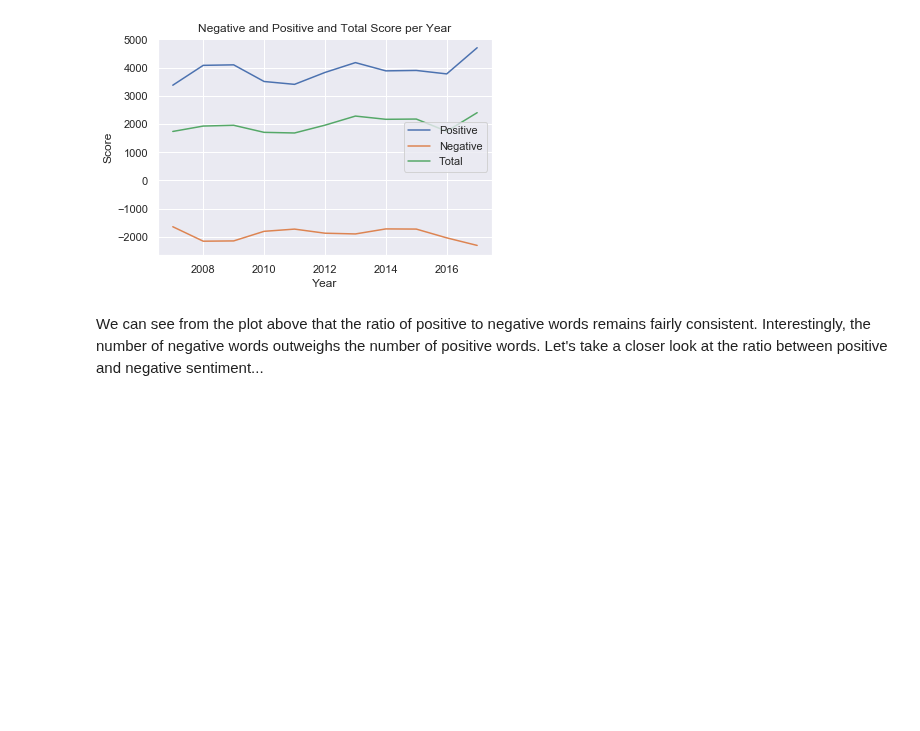
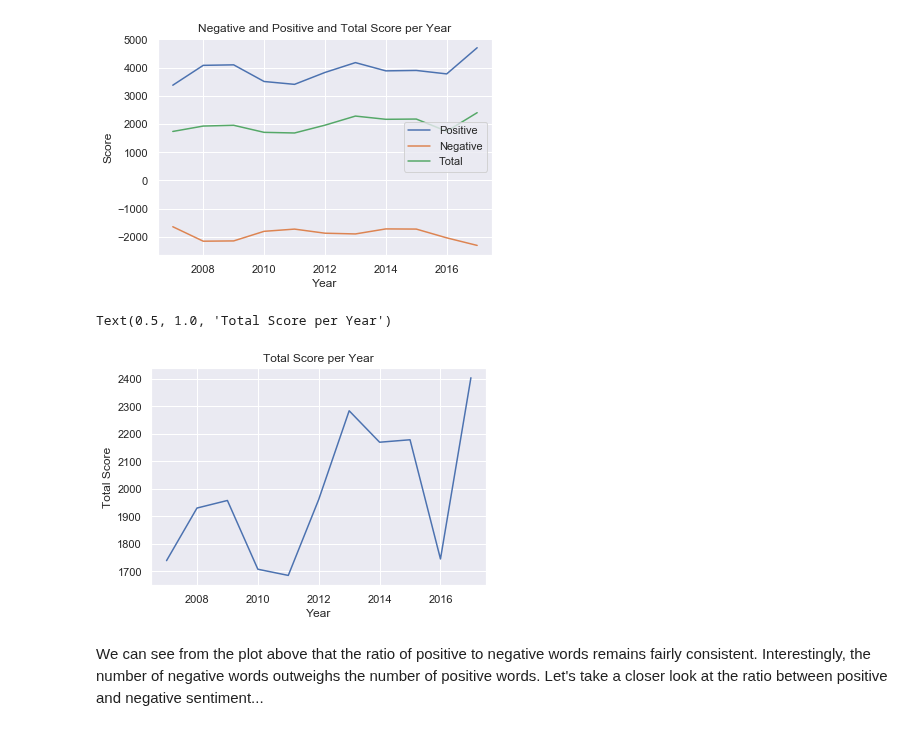
Before and after one commit to davepalazzo/Sentiment_Analysis_S-P_500, a Jupyter notebook: Economic_Forecasting.ipynb, the cells around one changed output. Drawn from its saved outputs; the diff is of its cells as text; code cells hidden in the pictures; blank space fills up the shorter version.

```diff
--- a/Economic_Forecasting.ipynb
+++ b/Economic_Forecasting.ipynb
@@ -264,6 +266,12 @@ plt.legend(['Positive','Negative','Total'])
 # %% [output]
 <matplotlib.legend.Legend at 0x...>
 [figure]
+# %%
+sns.lineplot(x='Year', y= 'Total', data = sum_score).set(ylabel='Total Score')
+plt.title('Total Score per Year')
+# %% [output]
+Text(0.5, 1.0, 'Total Score per Year')
+[figure, added]
 # %% [markdown]
 We can see from the plot above that the ratio of positive to negative words remains fairly consistent. Interestingly, the number of negative words outweighs the number of positive words. Let's take a closer look at the ratio between positive and negative sentiment...
 # %%
```
Also changed, not shown: parts of 4 cells of this notebook, 1 other file.
